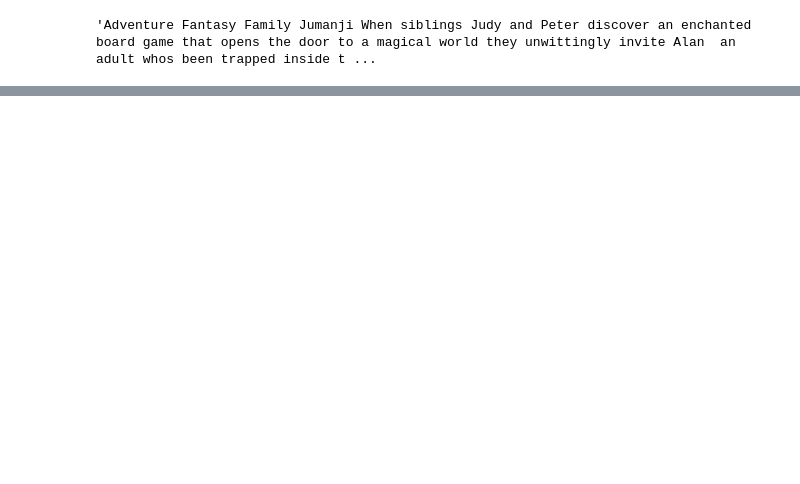
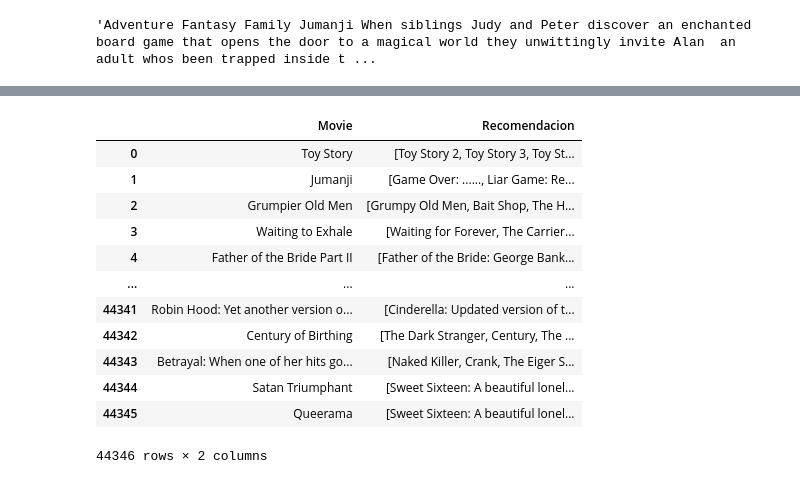
Before and after one commit to Benjaminmxxx/MoviesRecomendation, a Jupyter notebook: NoteBooks/ML.ipynb, the cells around one changed output, grey strips where cells are left out. Cells and saved outputs as stored; diff of their text form; code cells hidden in the pictures; blank space fills up the shorter version.

```diff
--- a/NoteBooks/ML.ipynb
+++ b/NoteBooks/ML.ipynb
@@ -86,0 +85,17 @@ df
+# %%
+df = pd.DataFrame(list(my_dict.items()), columns=['Movie', 'Recomendacion'])
+df
+# %% [output]
+|  | Movie | Recomendacion |
+| 0 | Toy Story | [Toy Story 2, Toy Story 3, Toy St... |
+| 1 | Jumanji | [Game Over: ......, Liar Game: Re... |
+| 2 | Grumpier Old Men | [Grumpy Old Men, Bait Shop, The H... |
+| 3 | Waiting to Exhale | [Waiting for Forever, The Carrier... |
+| 4 | Father of the Bride Part II | [Father of the Bride: George Bank... |
+| ... | ... | ... |
+| 44341 | Robin Hood: Yet another version o... | [Cinderella: Updated version of t... |
+| 44342 | Century of Birthing | [The Dark Stranger, Century, The ... |
+| 44343 | Betrayal: When one of her hits go... | [Naked Killer, Crank, The Eiger S... |
+| 44344 | Satan Triumphant | [Sweet Sixteen: A beautiful lonel... |
+| 44345 | Queerama | [Sweet Sixteen: A beautiful lonel... |
+44346 rows × 2 columns
```
Also changed, not shown: parts of 19 cells of this notebook, 1 other file.
